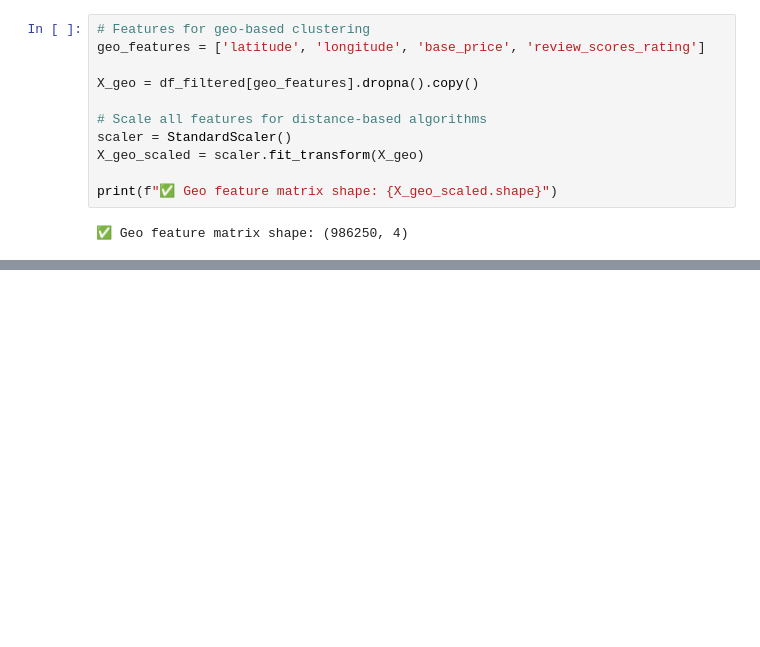
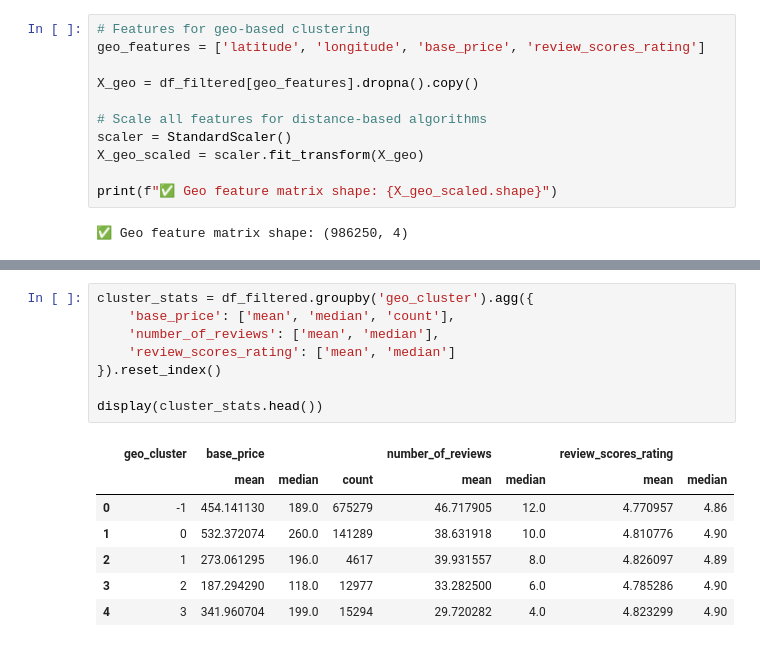
Before and after one commit to YassineEng/EDA-Clustering-Time-series---Regression-Model-Airbnb-Data, a Jupyter notebook: notebooks/02_clustering.ipynb, the cells around one changed output, grey strips where cells are left out. Saved outputs shown, nothing was run; the diff lists cells and outputs as text; blank space fills up the shorter version.

```diff
--- a/notebooks/02_clustering.ipynb
+++ b/notebooks/02_clustering.ipynb
@@ -320,0 +295,16 @@ MemoryError:
+# %%
+cluster_stats = df_filtered.groupby('geo_cluster').agg({
+    'base_price': ['mean', 'median', 'count'],
+    'number_of_reviews': ['mean', 'median'],
+    'review_scores_rating': ['mean', 'median']
+}).reset_index()
+
+display(cluster_stats.head())
+# %% [output]
+|  | geo_cluster | base_price |  |  | number_of_reviews |  | review_scores_rating |  |
+|  |  | mean | median | count | mean | median | mean | median |
+| 0 | -1 | 454.141130 | 189.0 | 675279 | 46.717905 | 12.0 | 4.770957 | 4.86 |
+| 1 | 0 | 532.372074 | 260.0 | 141289 | 38.631918 | 10.0 | 4.810776 | 4.90 |
+| 2 | 1 | 273.061295 | 196.0 | 4617 | 39.931557 | 8.0 | 4.826097 | 4.89 |
+| 3 | 2 | 187.294290 | 118.0 | 12977 | 33.282500 | 6.0 | 4.785286 | 4.90 |
+| 4 | 3 | 341.960704 | 199.0 | 15294 | 29.720282 | 4.0 | 4.823299 | 4.90 |
```
Also changed, not shown: parts of 9 cells of this notebook.
